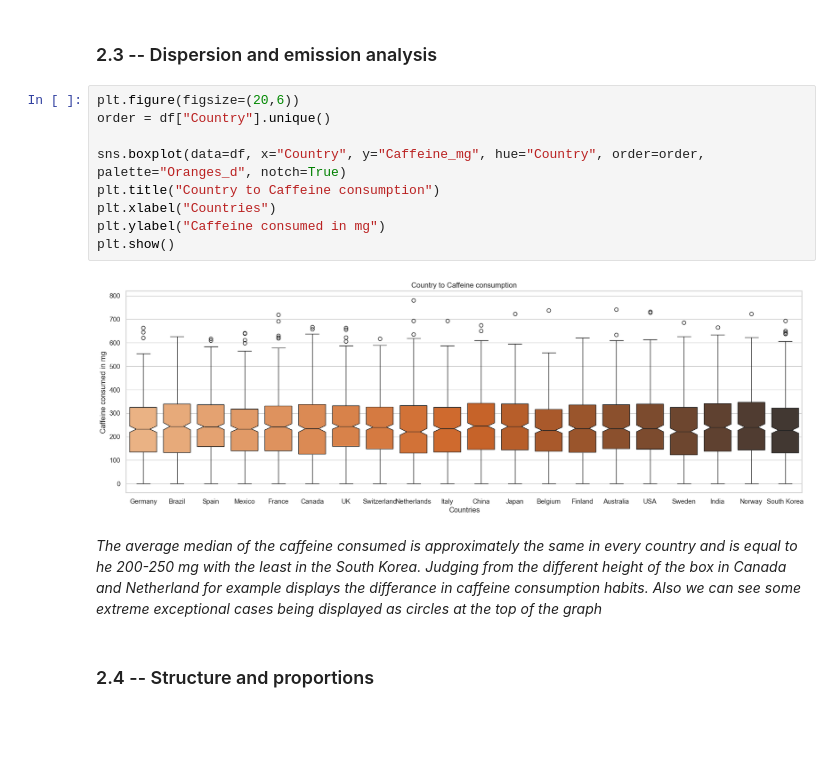
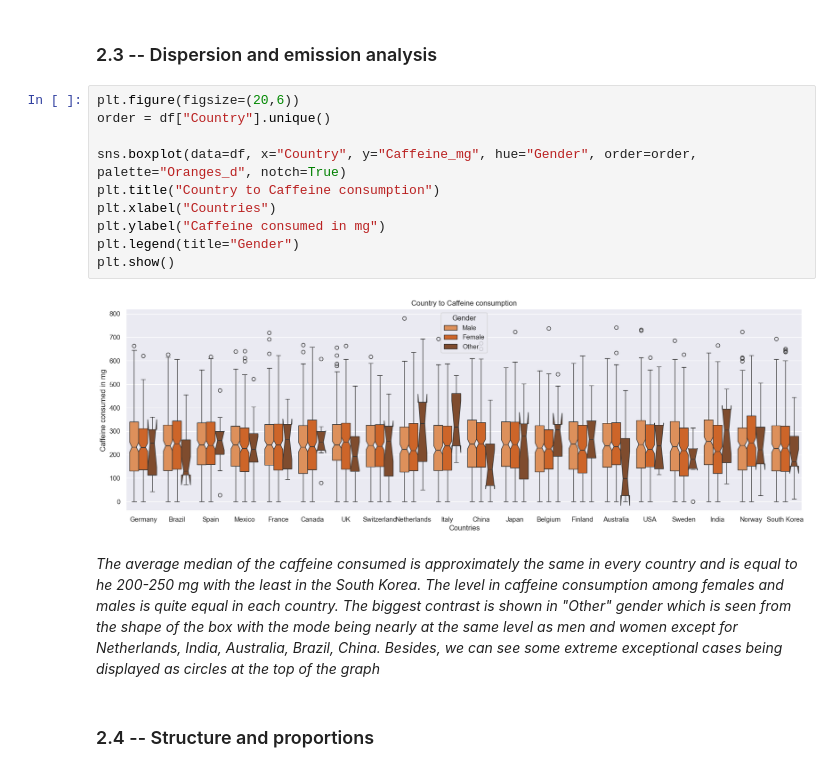
Before and after one commit to OnishchenkoDaria/data-processing-labs, a Jupyter notebook: lab_2/sample.ipynb, the cells around one changed output. Saved outputs shown, nothing was run; the diff lists cells and outputs as text; blank space fills up the shorter version.

Commit message:
refactor: 2.3 changing hue to differ from x (to gender), changing summary markdown accordingly

```diff
--- a/lab_2/sample.ipynb
+++ b/lab_2/sample.ipynb
@@ -186,16 +186,17 @@ _As we can see from this plot the average level of coffee consumed is quite the
 # %%
 plt.figure(figsize=(20,6))
 order = df["Country"].unique()
 
-sns.boxplot(data=df, x="Country", y="Caffeine_mg", hue="Country", order=order, palette="Oranges_d", notch=True)
+sns.boxplot(data=df, x="Country", y="Caffeine_mg", hue="Gender", order=order, palette="Oranges_d", notch=True)
 plt.title("Country to Caffeine consumption")
 plt.xlabel("Countries")
 plt.ylabel("Caffeine consumed in mg")
+plt.legend(title="Gender")
 plt.show()
 # %% [output]
-[figure, old version]
+[figure, new version]
 # %% [markdown]
-_The average median of the caffeine consumed is approximately the same in every country and is equal to he 200-250 mg with the least in the South Korea. Judging from the different height of the box in Canada and Netherland for example displays the differance in caffeine consumption habits. Also we can see some extreme exceptional cases being displayed as circles at the top of the graph_
+_The average median of the caffeine consumed is approximately the same in every country and is equal to he 200-250 mg with the least in the South Korea. The level in caffeine consumption among females and males is quite equal in each country. The biggest contrast is shown in "Other" gender which is seen from the shape of the box with the mode being nearly at the same level as men and women except for Netherlands, India, Australia, Brazil, China. Besides, we can see some extreme exceptional cases being displayed as circles at the top of the graph_
 # %% [markdown]
 ### 2.4 -- Structure and proportions
 # %%
```
